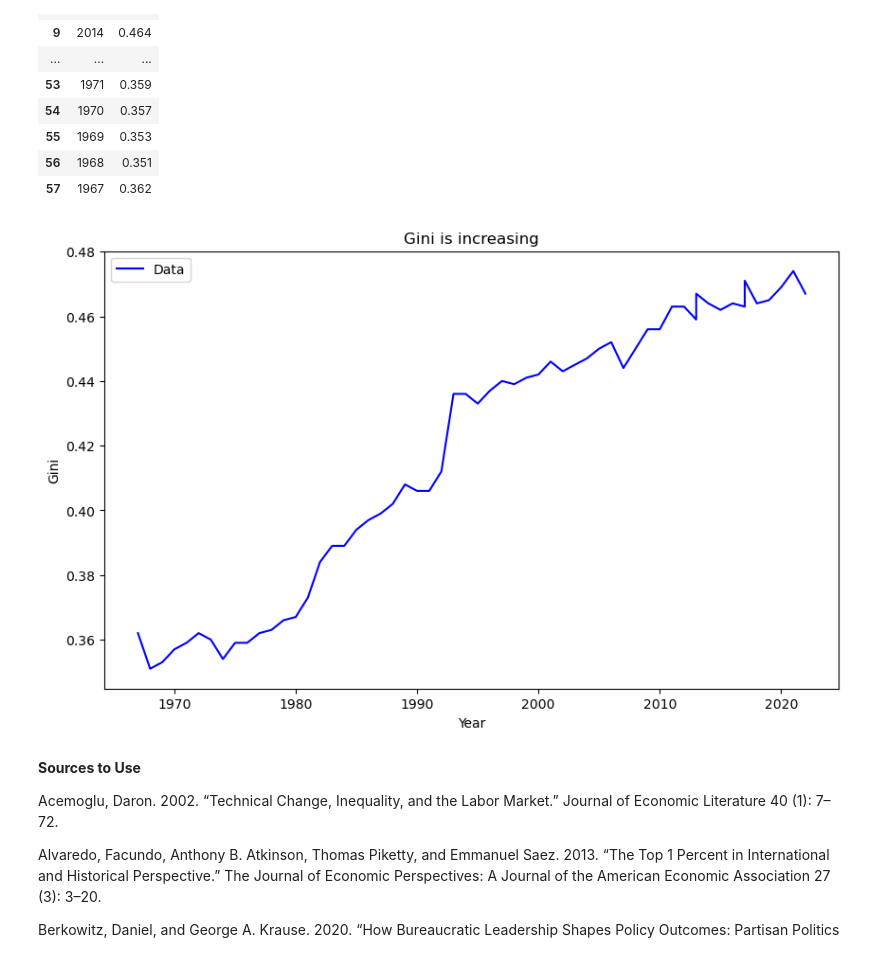
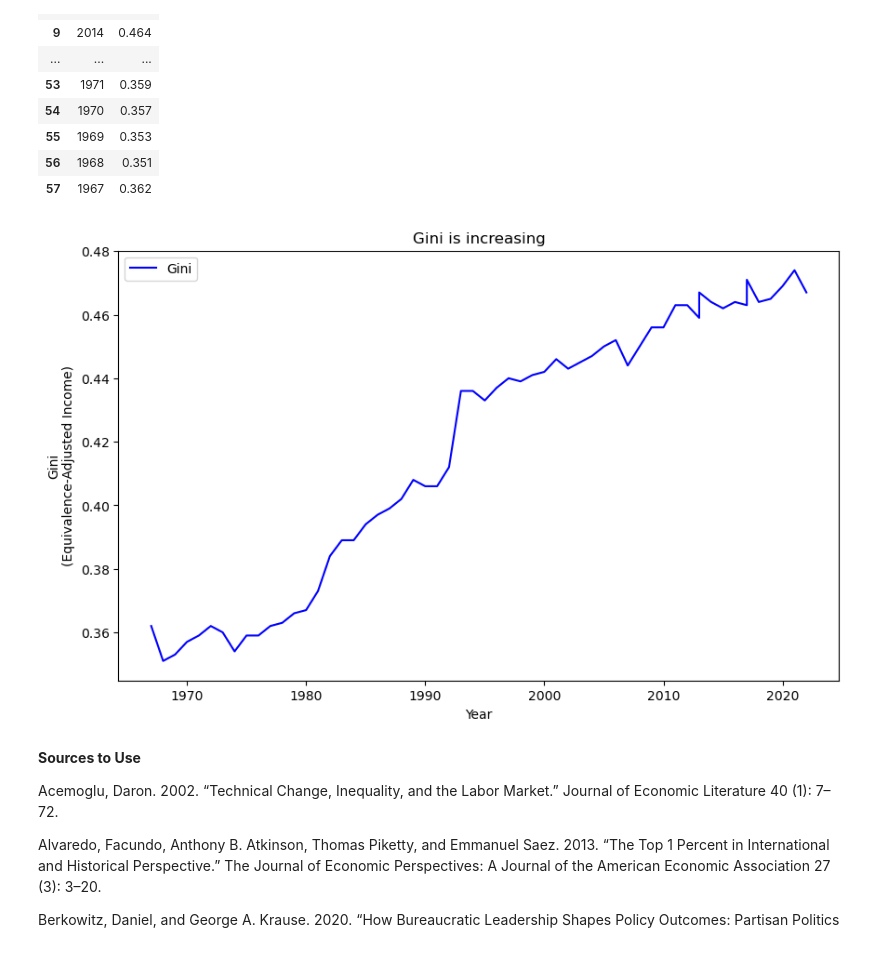
Before and after one commit to marcill1/as.180.369, a Jupyter notebook: contrib/marcill1/Arcillo-Abstract_Intro-Draft.ipynb, the cells around one changed output. Drawn from its saved outputs; the diff is of its cells as text; code cells hidden in the pictures.

```diff
--- a/contrib/marcill1/Arcillo-Abstract_Intro-Draft.ipynb
+++ b/contrib/marcill1/Arcillo-Abstract_Intro-Draft.ipynb
@@ -71,20 +71,20 @@ df
 # %%
 import matplotlib.pyplot as plt
 
 x = df['Year']
 y = df['Gini']
 
 
 plt.figure(figsize=(10, 6))
-plt.plot(x, y, linestyle='-', color='b', label='Data')
+plt.plot(x, y, linestyle='-', color='b', label='Gini')
 plt.title('Gini is increasing')
 plt.xlabel('Year')
-plt.ylabel('Gini')
+plt.ylabel('Gini\n(Equivalence-Adjusted Income)')
 plt.legend()
 plt.grid(False)
 plt.show()
 # %% [output]
-[figure, old version]
+[figure, new version]
 # %% [markdown]
 **Sources to Use**
 
```
Also changed, not shown: parts of 1 cell of this notebook.
